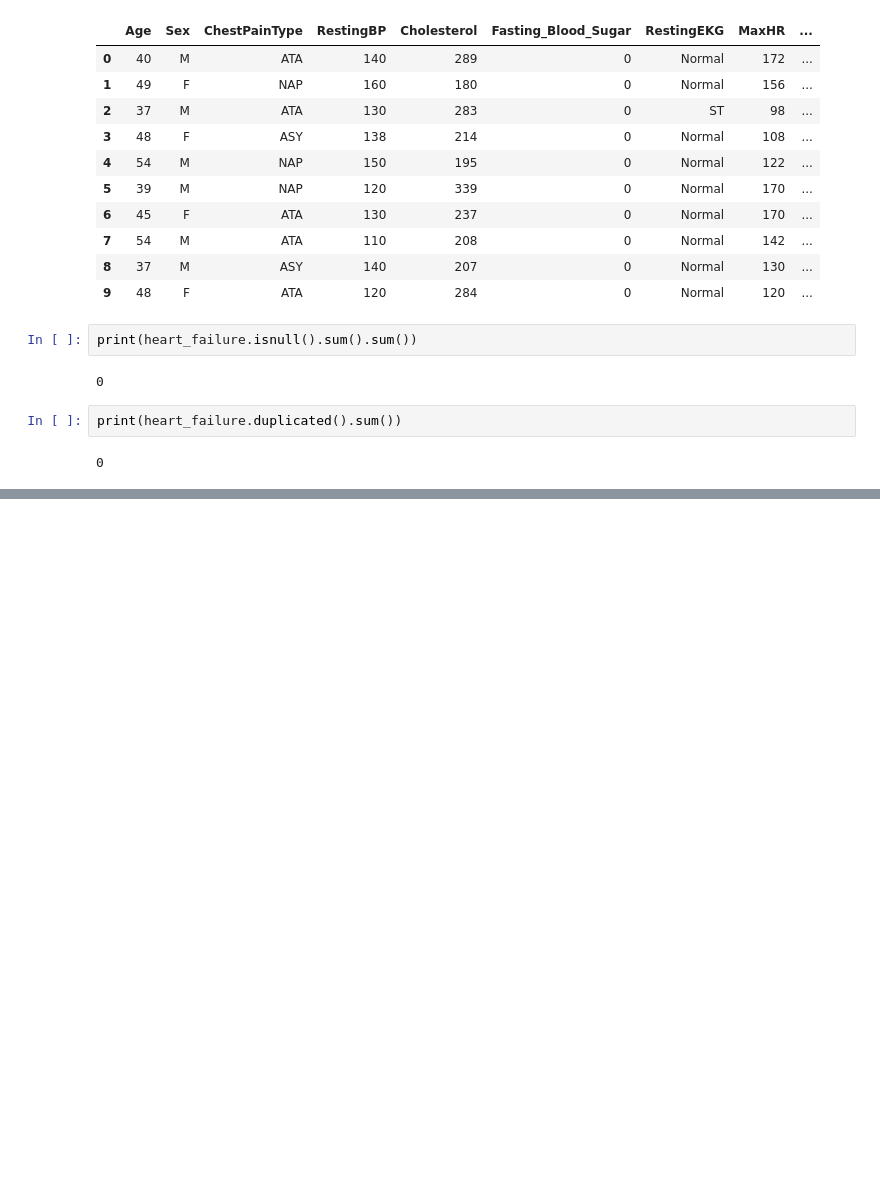
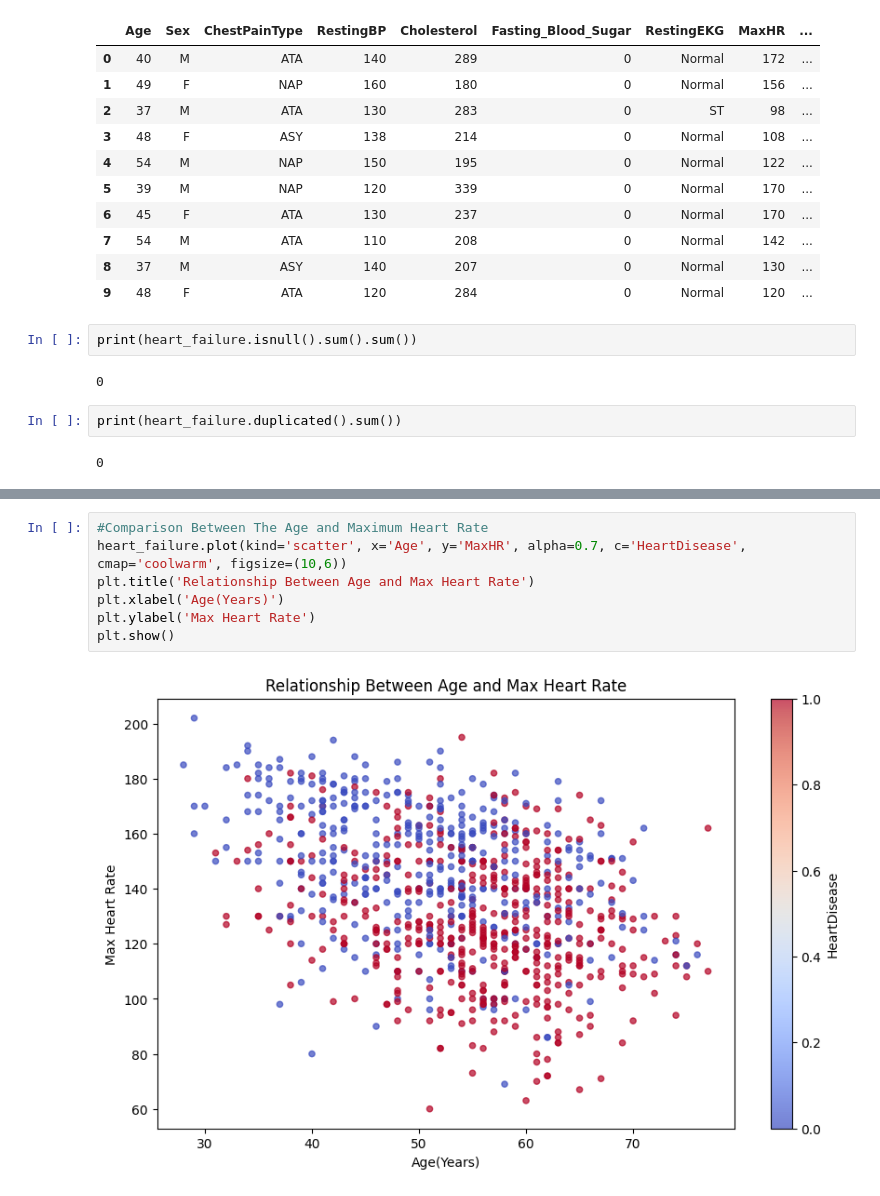
Before and after one commit to nehnehus/heart_failure_dataset, a Jupyter notebook: Notebooks/heart_failure.ipynb, the cells around one changed output, grey strips where cells are left out. Drawn from its saved outputs; the diff is of its cells as text; blank space fills up the shorter version.

```diff
--- a/Notebooks/heart_failure.ipynb
+++ b/Notebooks/heart_failure.ipynb
@@ -202,0 +251,9 @@ print(heart_failure.duplicated().sum())
+# %%
+#Comparison Between The Age and Maximum Heart Rate
+heart_failure.plot(kind='scatter', x='Age', y='MaxHR', alpha=0.7, c='HeartDisease', cmap='coolwarm', figsize=(10,6))
+plt.title('Relationship Between Age and Max Heart Rate')
+plt.xlabel('Age(Years)')
+plt.ylabel('Max Heart Rate')
+plt.show()
+# %% [output]
+[figure, added]
```
Also changed, not shown: parts of 5 cells of this notebook.
